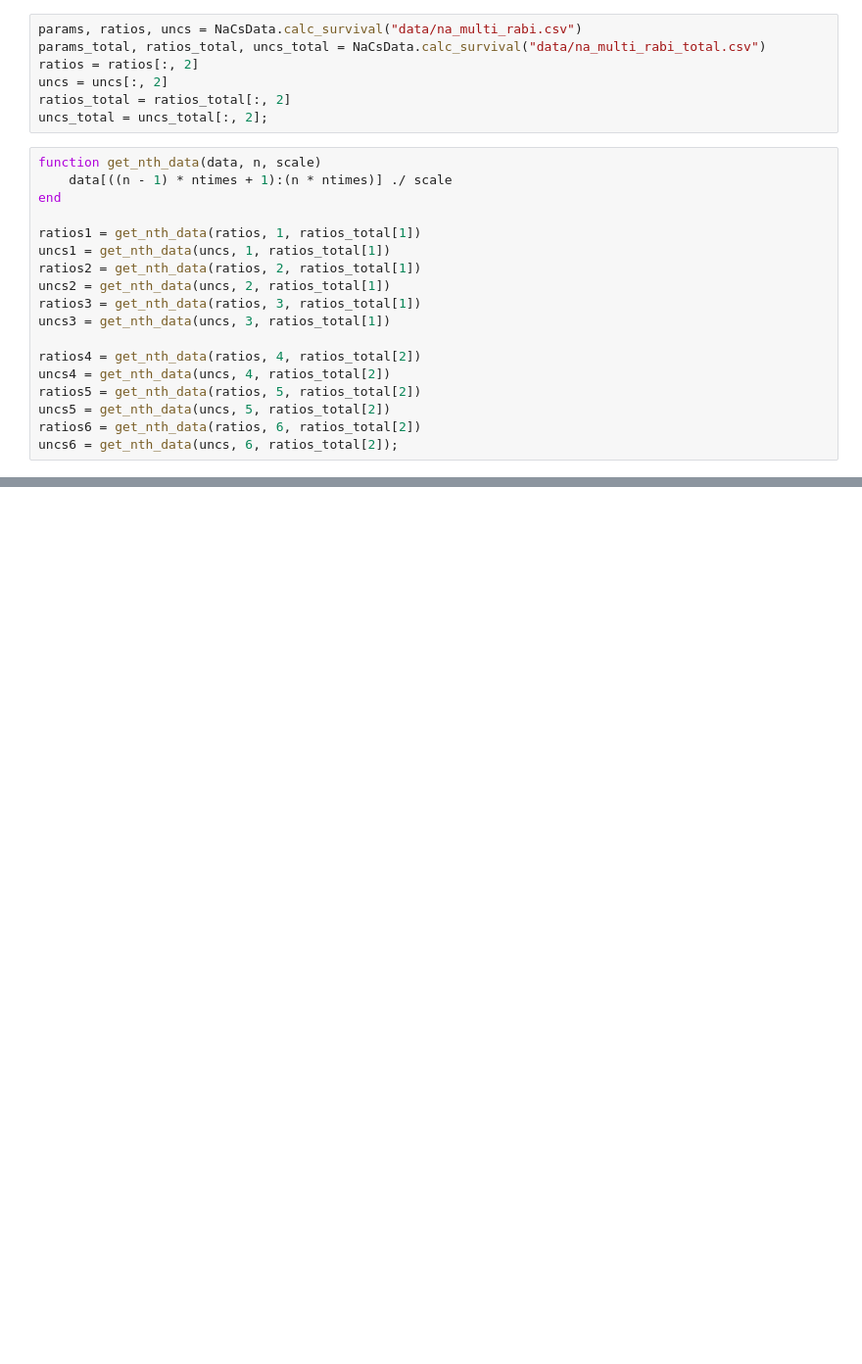
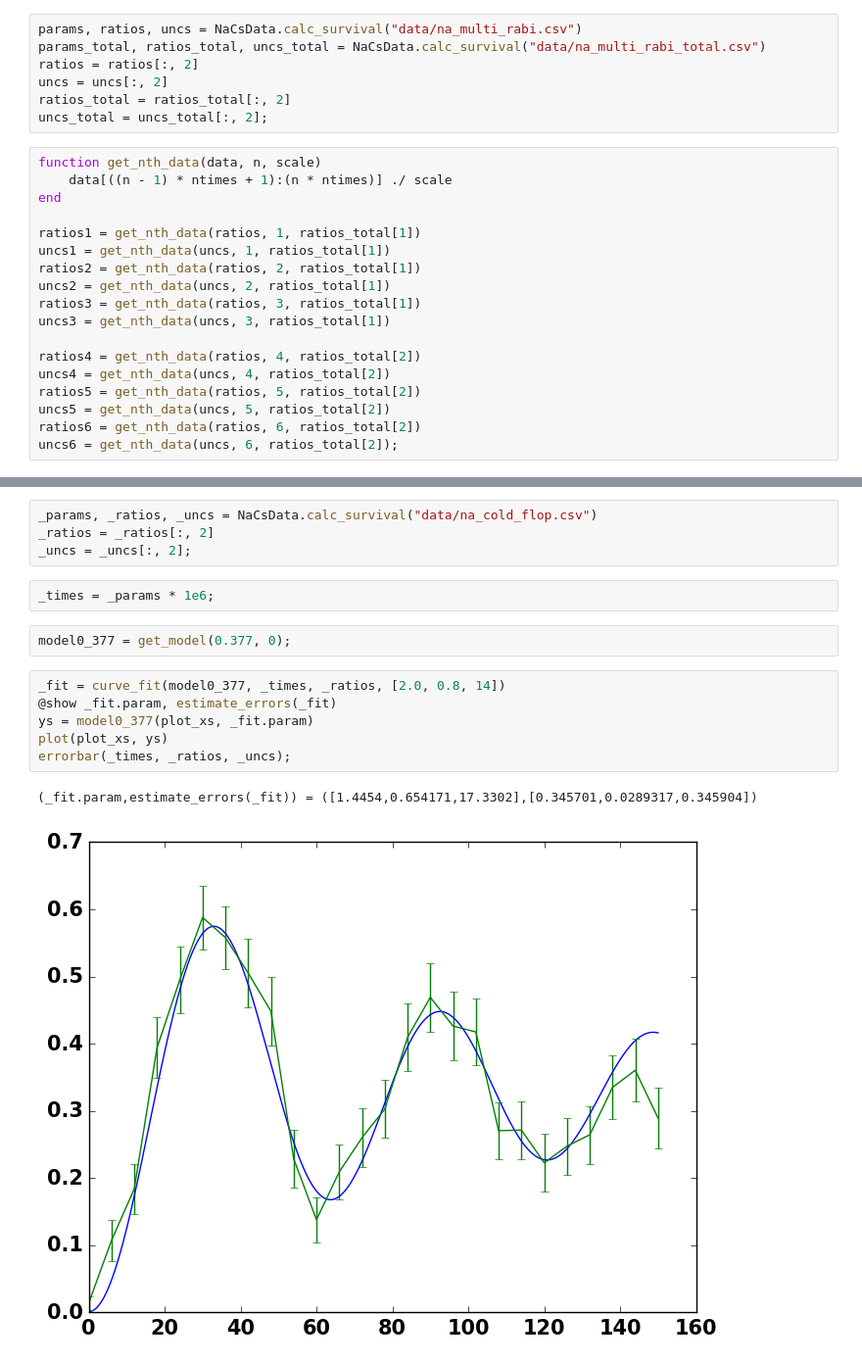
Before and after one commit to nacs-lab/yyc-data, a Jupyter notebook: experiments/misc/Na_Multi_Rabi.ipynb, the cells around one changed output, grey strips where cells are left out. Shown at 98% size. Drawn from its saved outputs; the diff is of its cells as text; blank space fills up the shorter version.

```diff
--- a/experiments/misc/Na_Multi_Rabi.ipynb
+++ b/experiments/misc/Na_Multi_Rabi.ipynb
@@ -91,0 +58,17 @@ errorbar(all_times, ratios4, uncs4);
+# %%
+_params, _ratios, _uncs = NaCsData.calc_survival("data/na_cold_flop.csv")
+_ratios = _ratios[:, 2]
+_uncs = _uncs[:, 2];
+# %%
+_times = _params * 1e6;
+# %%
+model0_377 = get_model(0.377, 0);
+# %%
+_fit = curve_fit(model0_377, _times, _ratios, [2.0, 0.8, 14])
+@show _fit.param, estimate_errors(_fit)
+ys = model0_377(plot_xs, _fit.param)
+plot(plot_xs, ys)
+errorbar(_times, _ratios, _uncs);
+# %% [output]
+(_fit.param,estimate_errors(_fit)) = ([1.4454,0.654171,17.3302],[0.345701,0.0289317,0.345904])
+[figure, added]
```
Also changed, not shown: parts of 7 cells of this notebook, 1 other file.
